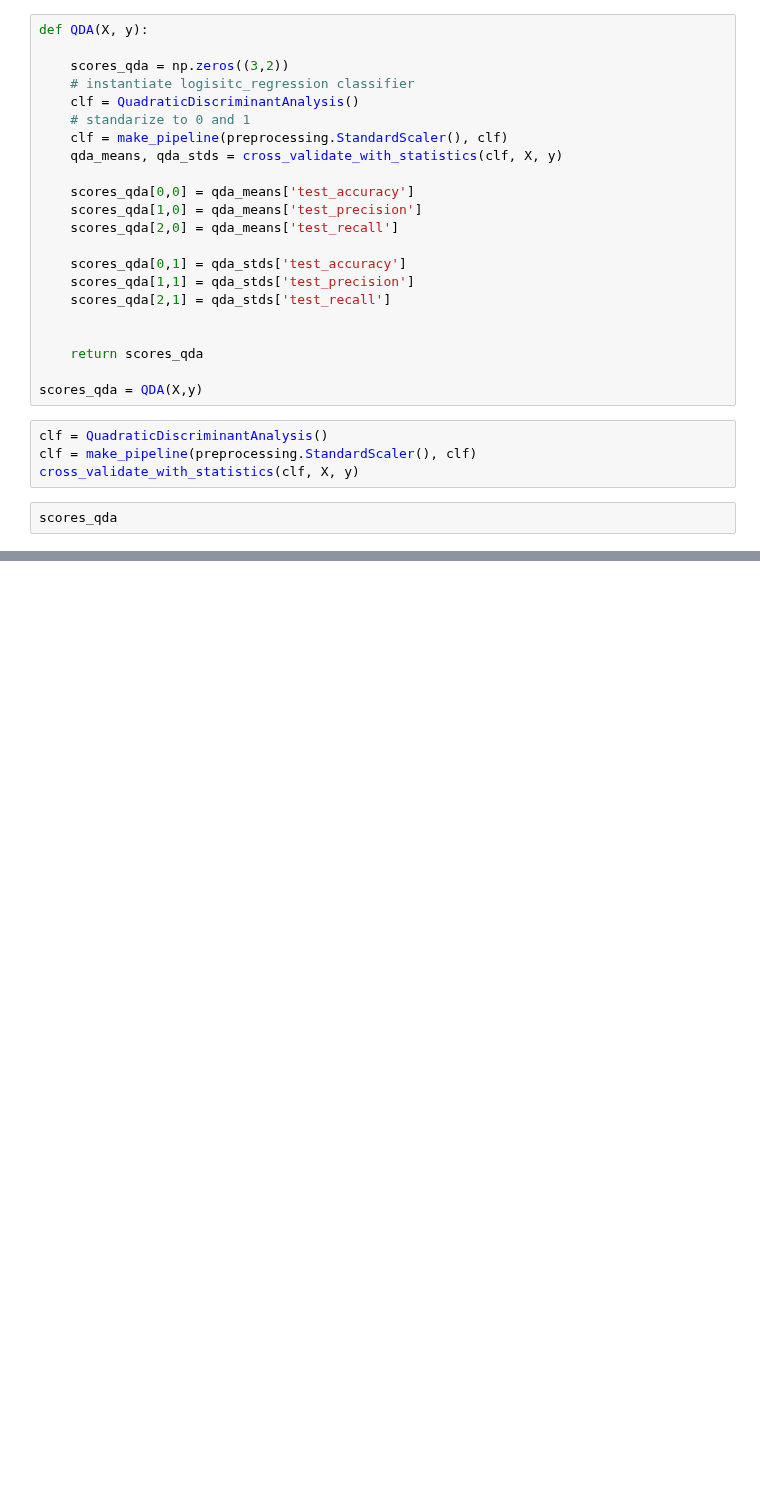
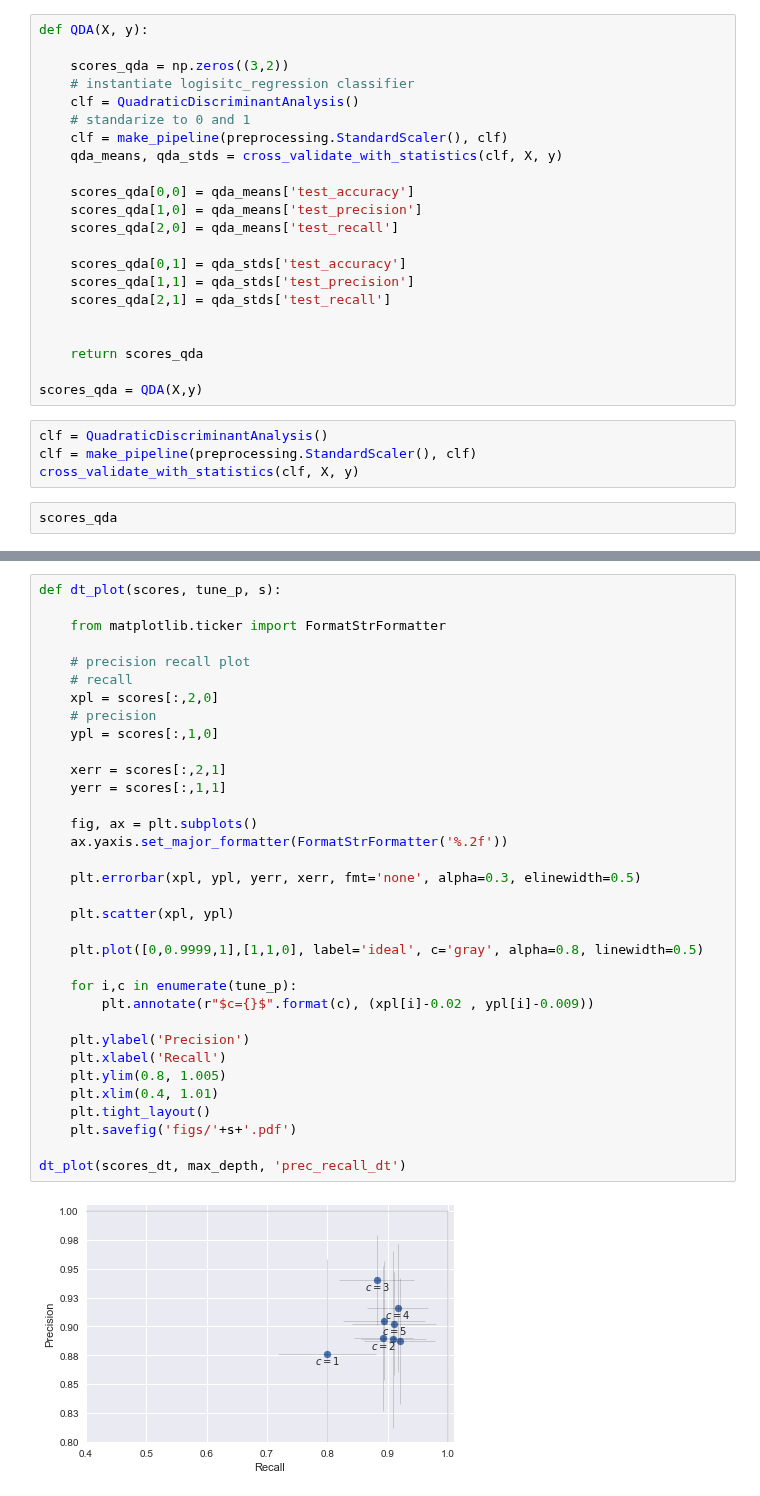
Before and after one commit to ahmadnish/FOML2017, a Jupyter notebook: neish.ipynb, the cells around one changed output, grey strips where cells are left out. Saved outputs shown, nothing was run; the diff lists cells and outputs as text; blank space fills up the shorter version.

```diff
--- a/neish.ipynb
+++ b/neish.ipynb
@@ -381,0 +454,36 @@ scores_qda
+# %%
+def dt_plot(scores, tune_p, s):
+
+    from matplotlib.ticker import FormatStrFormatter
+
+    # precision recall plot
+    # recall
+    xpl = scores[:,2,0]
+    # precision
+    ypl = scores[:,1,0]
+
+    xerr = scores[:,2,1]
+    yerr = scores[:,1,1]
+
+    fig, ax = plt.subplots()
+    ax.yaxis.set_major_formatter(FormatStrFormatter('%.2f'))
+
+    plt.errorbar(xpl, ypl, yerr, xerr, fmt='none', alpha=0.3, elinewidth=0.5)
+
+    plt.scatter(xpl, ypl)
+
+    plt.plot([0,0.9999,1],[1,1,0], label='ideal', c='gray', alpha=0.8, linewidth=0.5)
+
+    for i,c in enumerate(tune_p):
+        plt.annotate(r"$c={}$".format(c), (xpl[i]-0.02 , ypl[i]-0.009))
+
+    plt.ylabel('Precision')
+    plt.xlabel('Recall')
+    plt.ylim(0.8, 1.005)
+    plt.xlim(0.4, 1.01)
+    plt.tight_layout()
+    plt.savefig('figs/'+s+'.pdf')
+
+dt_plot(scores_dt, max_depth, 'prec_recall_dt')
+# %% [output]
+[figure, added]
```
Also changed, not shown: parts of 8 cells of this notebook, 3 other files.
